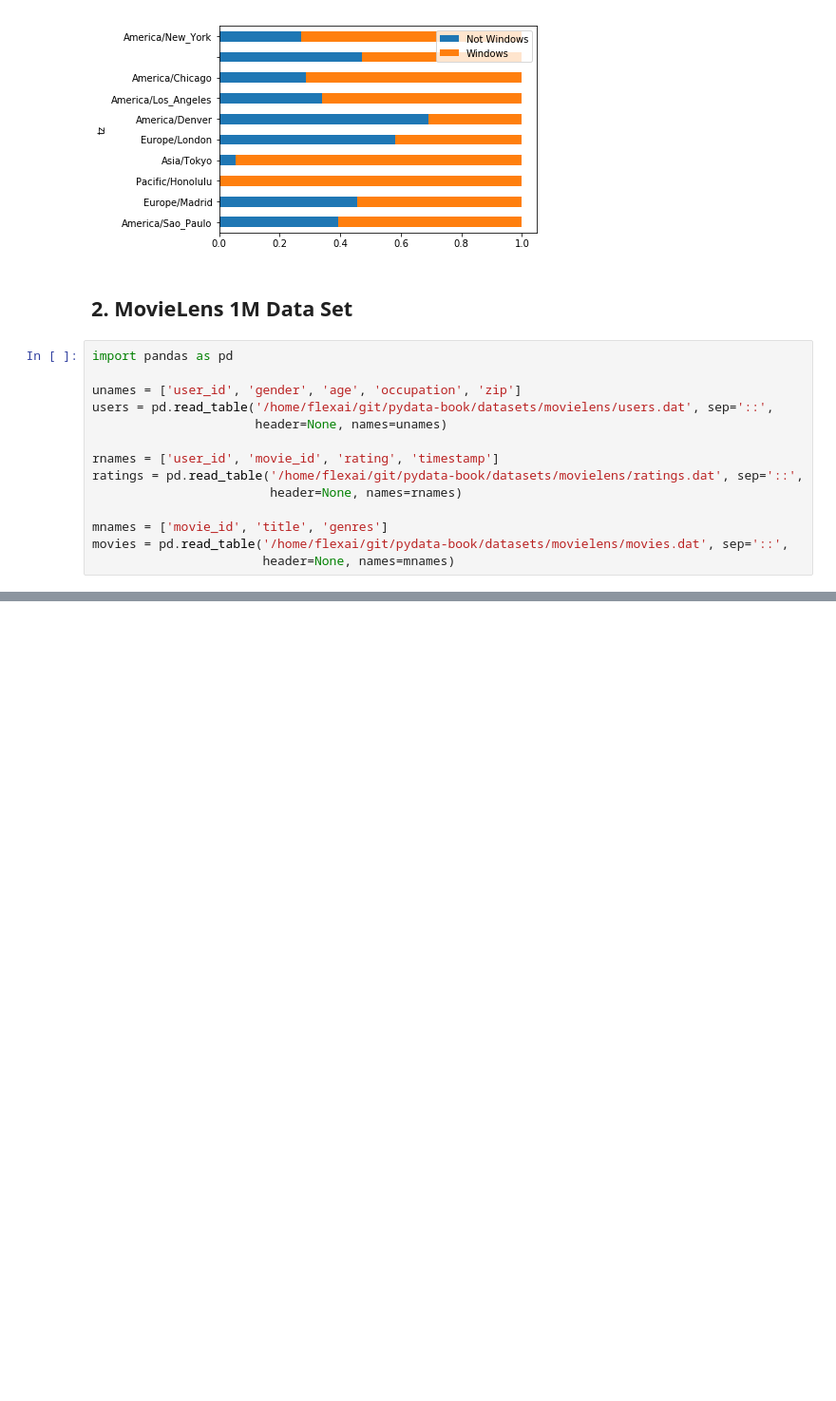
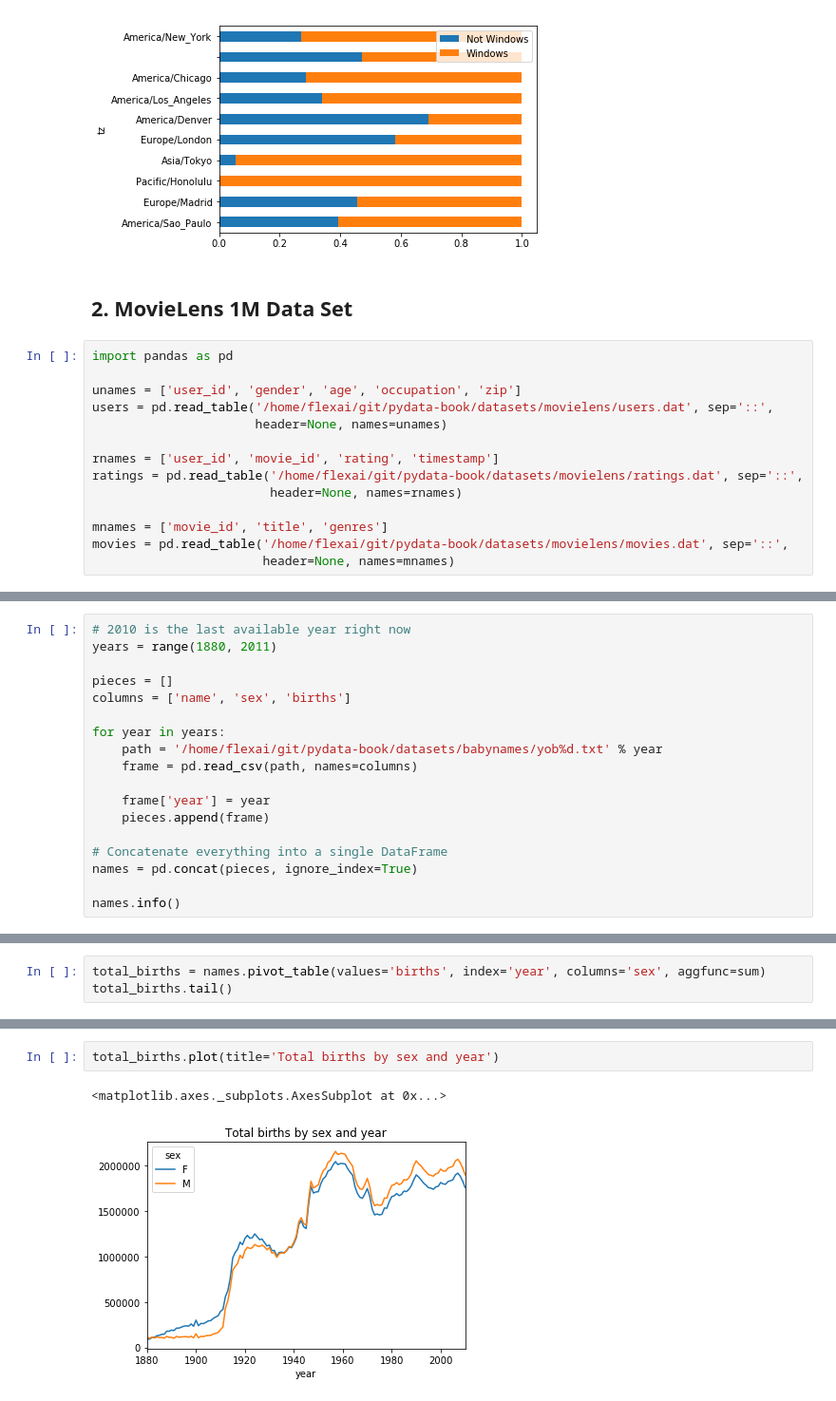
Before and after one commit to alexanderjulianmartinez/Data-Analysis-Python, a Jupyter notebook: pydata-book.ipynb, the cells around one changed output, grey strips where cells are left out. Shown at 95% size. Saved outputs shown, nothing was run; the diff lists cells and outputs as text; blank space fills up the shorter version.

```diff
--- a/pydata-book.ipynb
+++ b/pydata-book.ipynb
@@ -312,0 +584,18 @@ movies = pd.read_table('/home/flexai/git/pydata-book/datasets/movielens/movies.d
+# %%
+# 2010 is the last available year right now
+years = range(1880, 2011)
+
+pieces = []
+columns = ['name', 'sex', 'births']
+
+for year in years:
+    path = '/home/flexai/git/pydata-book/datasets/babynames/yob%d.txt' % year
+    frame = pd.read_csv(path, names=columns)
+
+    frame['year'] = year
+    pieces.append(frame)
+
+# Concatenate everything into a single DataFrame
+names = pd.concat(pieces, ignore_index=True)
+
+names.info()
@@ -312,0 +612,3 @@ movies = pd.read_table('/home/flexai/git/pydata-book/datasets/movielens/movies.d
+# %%
+total_births = names.pivot_table(values='births', index='year', columns='sex', aggfunc=sum)
+total_births.tail()
@@ -312,0 +623,5 @@ movies = pd.read_table('/home/flexai/git/pydata-book/datasets/movielens/movies.d
+# %%
+total_births.plot(title='Total births by sex and year')
+# %% [output]
+<matplotlib.axes._subplots.AxesSubplot at 0x...>
+[figure, added]
```
Also changed, not shown: parts of 29 cells of this notebook.
